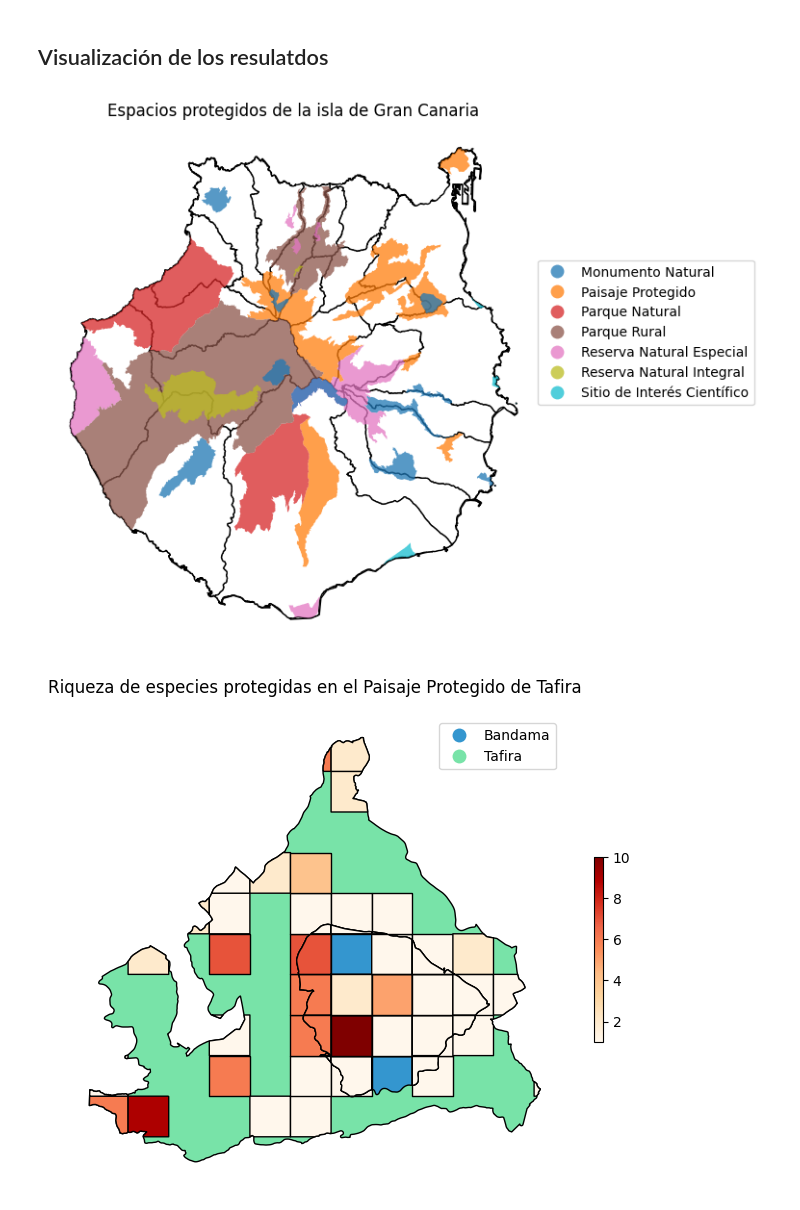
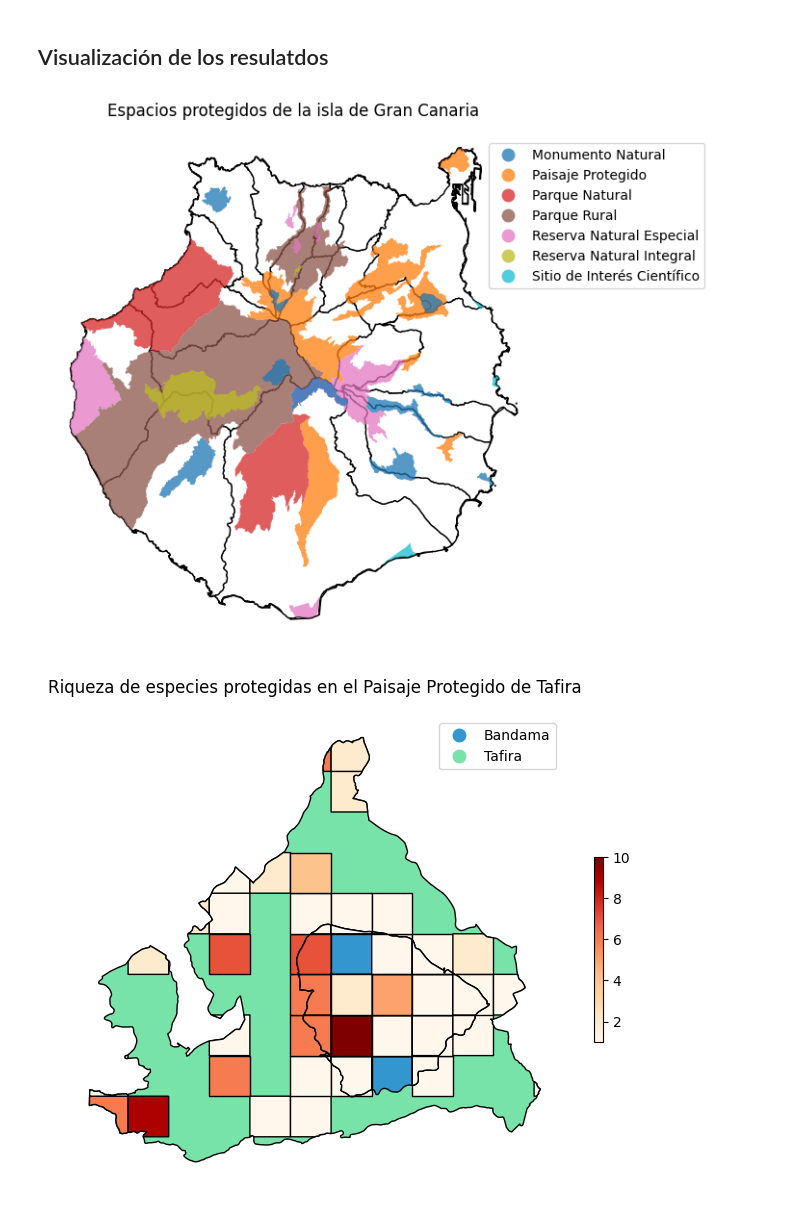
Before and after one commit to Juankkar/QGIS_IDECanarias_data, a Jupyter notebook: src/geopandas.ipynb, the cells around one changed output. Saved outputs shown, nothing was run; the diff lists cells and outputs as text; code cells hidden in the pictures.

```diff
--- a/src/geopandas.ipynb
+++ b/src/geopandas.ipynb
@@ -149,21 +149,21 @@ eennp_gran_canaria.head()
 # %%
 fig, ax = plt.subplots(1, 1, figsize=(7, 7))
 
 gran_canaria_isla.plot(ax=ax, facecolor="white",
                        edgecolor="black")
 gc_municipios.plot(ax=ax, facecolor="white",
                        edgecolor="black")
 plot = eennp_gran_canaria.plot(column='categoria',
                                 legend=True,
                                 ax=ax,
                                 alpha = .75)
 # Set axis labels and title
 ax.set_title("Espacios protegidos de la isla de Gran Canaria")
 leg = plot.get_legend()
-leg.set_bbox_to_anchor((1.45, 0.75))
+leg.set_bbox_to_anchor((1.35, 0.975))
 ax.set_axis_off()
 # %% [output]
-[figure, old version]
+[figure, new version]
 # %%
 fig, ax = plt.subplots(1, 1, figsize=(8, 8))
 
```
Also changed, not shown: parts of 1 cell of this notebook.
